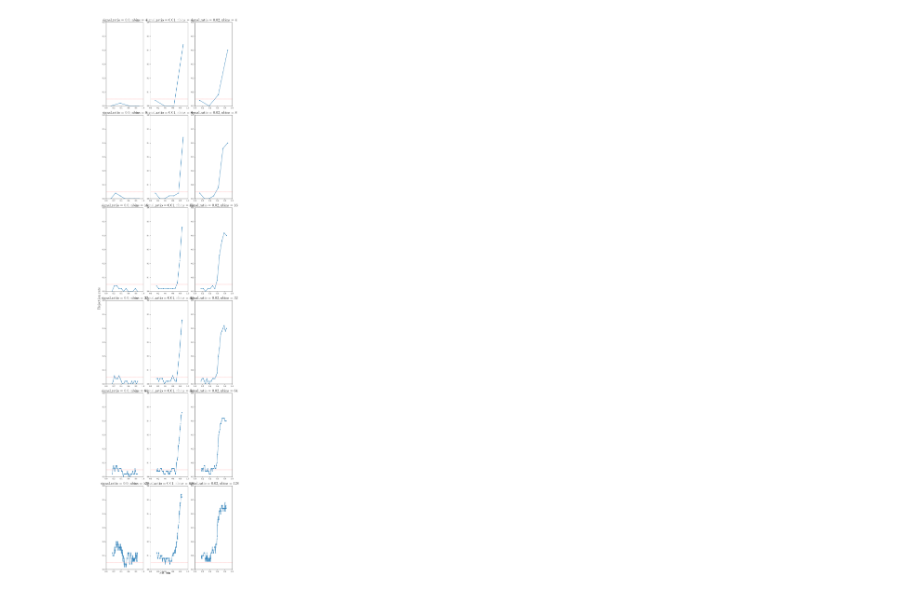
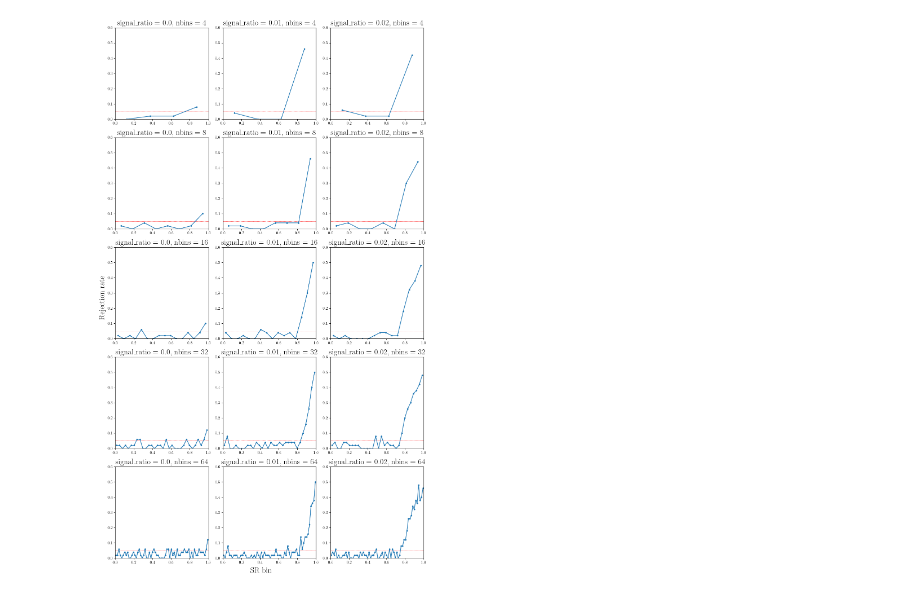
Before and after one commit to soheunyi/SRFinder, a Jupyter notebook: soheun/notebooks/systematic_error_as_nuisance.ipynb, the cells around one changed output. Drawn from its saved outputs; the diff is of its cells as text; code cells hidden in the pictures.

```diff
--- a/soheun/notebooks/systematic_error_as_nuisance.ipynb
+++ b/soheun/notebooks/systematic_error_as_nuisance.ipynb
@@ -162,14 +317,18 @@ slope_min = -2, slope_max = 2, intercept_min = -1, intercept_max = 1
 import pickle
 pull_arrays_dict = pickle.load(open("./data/tmp/pull_arrays_dict.pkl", "rb"))
 # %%
+from itertools import product
+from scipy import stats
+
 sig_level = 0.05
+nbins_list = [2**i for i in range(2, 7)]
 
 for (slope_min, slope_max, intercept_min, intercept_max), pull_arrays in pull_arrays_dict.items():
     print(f"slope_min = {slope_min}, slope_max = {slope_max}, intercept_min = {intercept_min}, intercept_max = {intercept_max}")
     for nbins, signal_ratio in product(nbins_list, [0.0, 0.01, 0.02]):
         print(f"signal_ratio = {signal_ratio}, nbins = {nbins}")
         chi2_stat = np.sqrt(np.mean(pull_arrays[(signal_ratio, nbins)]**2, axis=1))
-        z_rej = stats.chi2.ppf(1 - sig_level, df=nbins)
+        z_rej = stats.chi2.ppf(1 - sig_level, df=nbins-1)
         z_rej = np.sqrt(z_rej / nbins)
         print(np.mean(chi2_stat > z_rej))
 # %% [output]
@@ -178,48 +352,22 @@ NameError: name 'product' is not defined
 # %%
-nbins_list = [2**i for i in range(2, 8)]
+nbins_list = [2**i for i in range(2, 7)]
 sig_level = 0.05
 z_rej = stats.norm.ppf(1 - sig_level / 2)
-window_frac = 1/3
 
-pull_arrays = {(signal_ratio, nbins): [] for signal_ratio, nbins in product([0.0, 0.01, 0.02], nbins_list)}
-
-for k, v in hists_dict.items():
-    signal_ratio, seed = k
-    for nbins in nbins_list:
-        window_size = int(nbins * window_frac)
-
-        hist_3b_corrected = v[nbins]["3b_corrected"]
-        hist_3b_corrected_sq = v[nbins]["3b_corrected_sq"]
-        hist_4b = v[nbins]["4b"]
-        hist_4b_sq = v[nbins]["4b_sq"]
-
-        hist_3b_corrected_window = np.convolve(hist_3b_corrected, np.ones((window_size,)), mode="valid")
-        hist_3b_corrected_sq_window = np.convolve(hist_3b_corrected_sq, np.ones((window_size,)), mode="valid")
-        hist_4b_window = np.convolve(hist_4b, np.ones((window_size,)), mode="valid")
-        hist_4b_sq_window = np.convolve(hist_4b_sq, np.ones((window_size,)), mode="valid")
-
-        hist_diff = hist_4b_window - hist_3b_corrected_window
-        hist_var = hist_3b_corrected_sq_window + hist_4b_sq_window
-        pull = hist_diff / np.sqrt(hist_var)
-        pull_arrays[(signal_ratio, nbins)].append(pull)
-
-pull_arrays = {k: np.array(v) for k, v in pull_arrays.items()}
-
-fig, ax = plt.subplots(len(nbins_list), 3, figsize=(10, 40))
+fig, ax = plt.subplots(len(nbins_list), 3, figsize=(12, 20))
 fig.supxlabel("SR bin")
 fig.supylabel("Rejection rate")
 for a in ax.flatten():
     a.set_xlim(0, 1)
     a.set_ylim(0, 0.6)
     a.axhline(sig_level, color="red", linestyle="--", linewidth=0.5)
 for i, (nbins, signal_ratio) in enumerate(product(nbins_list, [0.0, 0.01, 0.02])):
-    window_size = int(nbins * window_frac)
     current_ax = ax[i // 3, i % 3]
     current_ax.set_title(f"signal_ratio = {signal_ratio}, nbins = {nbins}")
-    current_ax.plot((np.arange(nbins - window_size + 1) + window_size / 2) / nbins,
+    current_ax.plot((np.arange(nbins) + 1 / 2) / nbins,
                    np.mean(pull_arrays[(signal_ratio, nbins)] > z_rej, axis=0), "o-")
 
 plt.tight_layout()
 plt.show()
 # %% [output]
-[figure, old version]
+[figure, new version]
```
Also changed, not shown: parts of 17 cells of this notebook, 1 other file.
